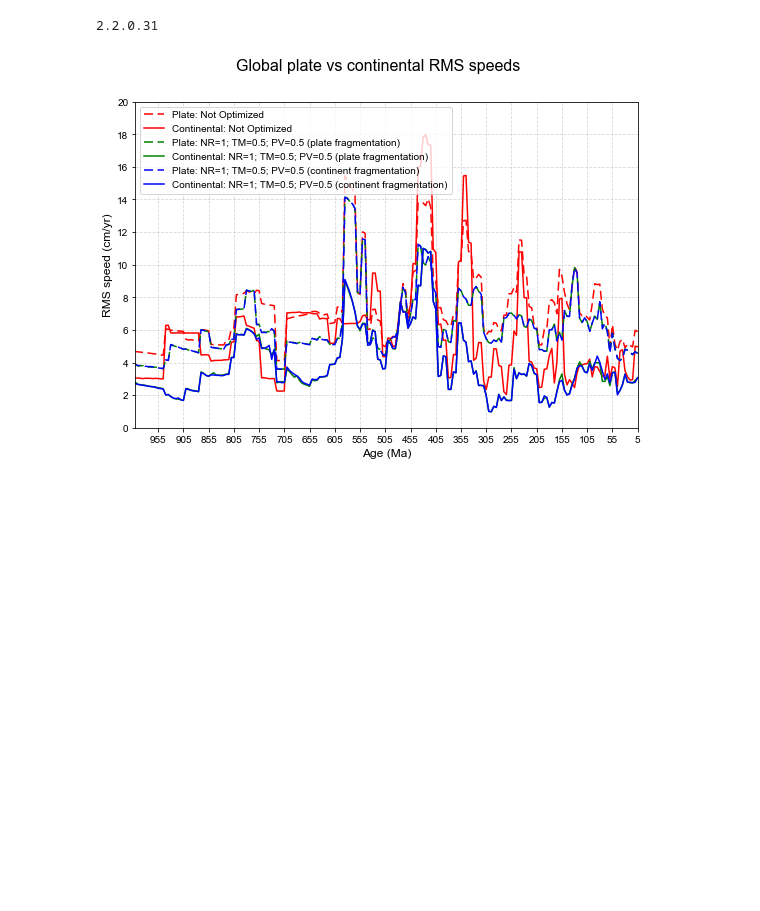
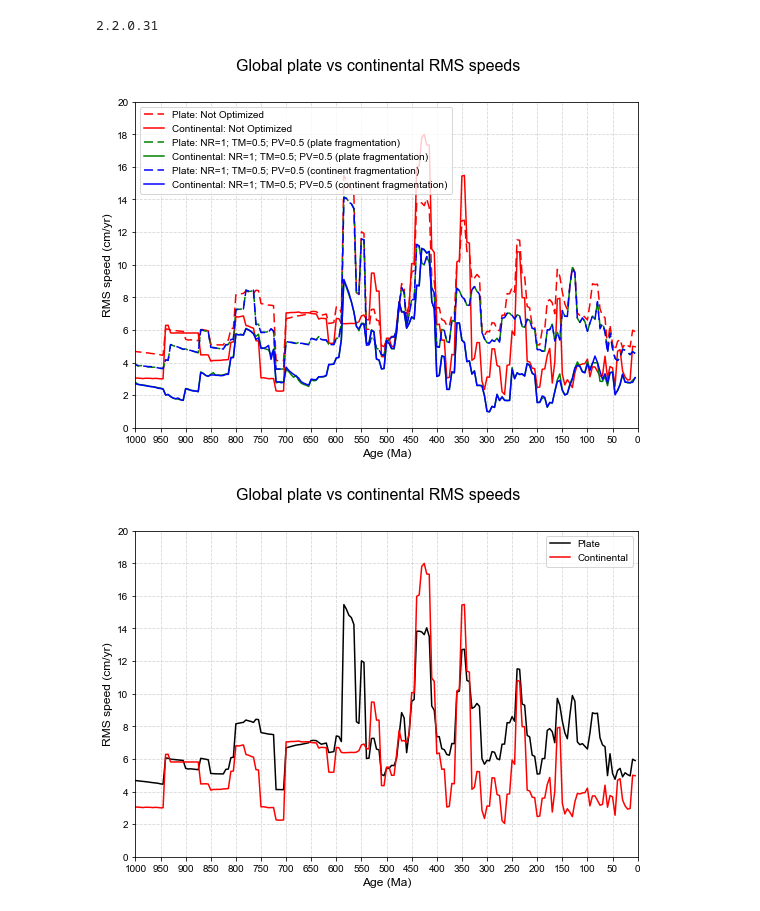
Before and after one commit to EarthByte/optAPM, a Jupyter notebook: figures/generate_plate_velocity_figures.ipynb, the cells around one changed output. Drawn from its saved outputs; the diff is of its cells as text; code cells hidden in the pictures; blank space fills up the shorter version.

Commit message:
Plot combined models and individual plate/continent RMS speed figures.

```diff
--- a/figures/generate_plate_velocity_figures.ipynb
+++ b/figures/generate_plate_velocity_figures.ipynb
@@ -197,6 +197,9 @@ for model_info in model_infos:
 # %%
 def plot_rms_velocities(medfilt_kernel_sizes):
 
+    #
+    # Plot figure(s) combining all models.
+    #
     for medfilt_kernel_size in medfilt_kernel_sizes:
 
         fig = plt.figure(figsize=(9,6))
@@ -218,33 +221,81 @@ def plot_rms_velocities(medfilt_kernel_sizes):
             # RMS continent velocities.
             plt.plot(
                 times,
                 medfilt(rms_continent_velocities, medfilt_kernel_size),
                 color,
                 label='Continental: {0}'.format(label))
 
-        plt.xlim([min_time, max_time])
+        plt.xlim([0, max_time])
         plt.ylim([0, 20])  # cms/yr
-        plt.xticks(np.arange(min_time, max_time+1, 50))
+        plt.xticks(np.arange(0, max_time+1, 50))
         plt.yticks(np.arange(0, 20 + 1, 2))
         plt.ylabel('RMS speed (cm/yr)', fontsize=12)
         plt.xlabel('Age (Ma)', fontsize=12)
         plt.grid(linestyle='--',alpha=0.5)
         plt.gca().invert_xaxis() # Time should go from left to right.
 
         plt.legend(fontsize=10)
 
         plt.savefig(
             os.path.join(model_dir, 'RMS_speeds_{0}My.pdf'.format(medfilt_kernel_size)),
             format='pdf',
             dpi=600)
 
         plt.show()
 
 
+    #
+    # Plot figure(s) with individual models.
+    #
+    for model_index in range(len(model_infos)):
+        model_name, color, label = model_infos[model_index]
+
+        rms_plate_velocities, rms_continent_velocities = velocity_models[model_index]
+
+        fig = plt.figure(figsize=(9,6))
+        fig.suptitle('Global plate vs continental RMS speeds', fontsize=16)
+
+        # RMS plate velocities.
+        plt.plot(
+            times,
+            medfilt(rms_plate_velocities, medfilt_kernel_size),
+            'black',
+            label='Plate')
+        # RMS continent velocities.
+        plt.plot(
+            times,
+            medfilt(rms_continent_velocities, medfilt_kernel_size),
+            'red',
+            label='Continental')
+
+        plt.xlim([0, max_time])
+        plt.ylim([0, 20])  # cms/yr
+        plt.xticks(np.arange(0, max_time+1, 50))
+        plt.yticks(np.arange(0, 20 + 1, 2))
+        plt.ylabel('RMS speed (cm/yr)', fontsize=12)
+        plt.xlabel('Age (Ma)', fontsize=12)
+        plt.grid(linestyle='--',alpha=0.5)
+        plt.gca().invert_xaxis() # Time should go from left to right.
+
+        plt.legend(fontsize=10)
+
+        plt.savefig(
+            os.path.join(
+                    model_dir,
+                    'RMS_speeds_{0}_{1}My.pdf'.format(
+                            model_name if model_name else label,
+                            medfilt_kernel_size)),
+            format='pdf',
+            dpi=600)
+
+        plt.show()
+
+
 #medfilt_kernel_sizes = [1, 5, 11]
 medfilt_kernel_sizes = [1]
 
 # Plot plate and continent RMS velocities for each model.
 plot_rms_velocities(medfilt_kernel_sizes)
 # %% [output]
-[figure, old version]
+[figure, new version]
+[figure, added]
```
Also changed, not shown: parts of 1 cell of this notebook.
